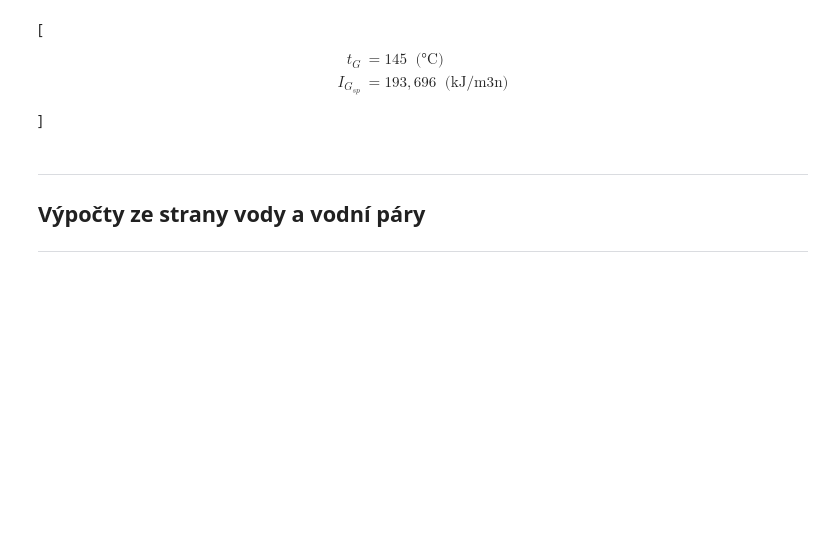
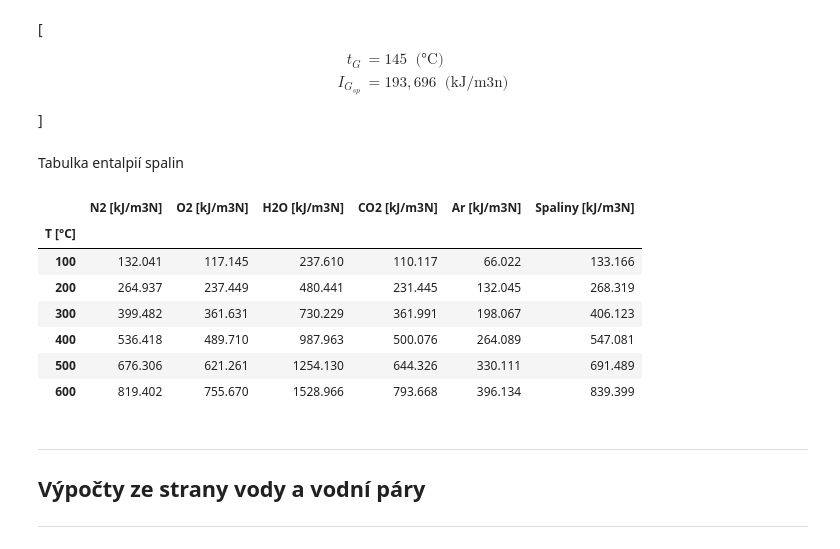
Before and after one commit to razor1995/Diplomka, a Jupyter notebook: Calculations/Diplomka.ipynb, the cells around one changed output. Drawn from its saved outputs; the diff is of its cells as text; code cells hidden in the pictures; blank space fills up the shorter version.

```diff
--- a/Calculations/Diplomka.ipynb
+++ b/Calculations/Diplomka.ipynb
@@ -337,6 +369,33 @@ t_{G} &= 145 \; \;\textrm{(°C)}
 I_{G_{sp}} &= 193{,}696 \; \;\textrm{(kJ/m3n)}
 \end{aligned}
 \]
+# %% [markdown]
+Tabulka entalpií spalin
+# %%
+spalinova_tabulka = pd.DataFrame(
+    {
+        "T [°C]": ("100","200","300","400","500","600"),
+        "N2 [kJ/m3N]": (entalpie_sp(100, 'm3n')['N2'],entalpie_sp(200, 'm3n')['N2'],entalpie_sp(300, 'm3n')['N2'],entalpie_sp(400, 'm3n')['N2'],entalpie_sp(500, 'm3n')['N2'],entalpie_sp(600, 'm3n')['N2']),
+        "O2 [kJ/m3N]": (entalpie_sp(100, 'm3n')['O2'],entalpie_sp(200, 'm3n')['O2'],entalpie_sp(300, 'm3n')['O2'],entalpie_sp(400, 'm3n')['O2'],entalpie_sp(500, 'm3n')['O2'],entalpie_sp(600, 'm3n')['O2']),
+        "H2O [kJ/m3N]": (entalpie_sp(100, 'm3n')['H2O'],entalpie_sp(200, 'm3n')['H2O'],entalpie_sp(300, 'm3n')['H2O'],entalpie_sp(400, 'm3n')['H2O'],entalpie_sp(500, 'm3n')['H2O'],entalpie_sp(600, 'm3n')['H2O']),
+        "CO2 [kJ/m3N]": (entalpie_sp(100, 'm3n')['CO2'],entalpie_sp(200, 'm3n')['CO2'],entalpie_sp(300, 'm3n')['CO2'],entalpie_sp(400, 'm3n')['CO2'],entalpie_sp(500, 'm3n')['CO2'],entalpie_sp(600, 'm3n')['CO2']),
+        "Ar [kJ/m3N]": (entalpie_sp(100, 'm3n')['Ar'],entalpie_sp(200, 'm3n')['Ar'],entalpie_sp(300, 'm3n')['Ar'],entalpie_sp(400, 'm3n')['Ar'],entalpie_sp(500, 'm3n')['Ar'],entalpie_sp(600, 'm3n')['Ar']),
+        "Spaliny [kJ/m3N]":(entalpie_sp(100, 'm3n')['sp'],entalpie_sp(200, 'm3n')['sp'],entalpie_sp(300, 'm3n')['sp'],entalpie_sp(400, 'm3n')['sp'],entalpie_sp(500, 'm3n')['sp'],entalpie_sp(600, 'm3n')['sp'])
+    }
+)
+spalinova_tabulka_print = spalinova_tabulka.set_index(spalinova_tabulka.columns[0])
+# %%
+spalinova_tabulka_print
+# print(spalinova_tabulka_print.to_latex())
+# %% [output]
+|  | N2 [kJ/m3N] | O2 [kJ/m3N] | H2O [kJ/m3N] | CO2 [kJ/m3N] | Ar [kJ/m3N] | Spaliny [kJ/m3N] |
+| T [°C] |  |  |  |  |  |  |
+| 100 | 132.041 | 117.145 | 237.610 | 110.117 | 66.022 | 133.166 |
+| 200 | 264.937 | 237.449 | 480.441 | 231.445 | 132.045 | 268.319 |
+| 300 | 399.482 | 361.631 | 730.229 | 361.991 | 198.067 | 406.123 |
+| 400 | 536.418 | 489.710 | 987.963 | 500.076 | 264.089 | 547.081 |
+| 500 | 676.306 | 621.261 | 1254.130 | 644.326 | 330.111 | 691.489 |
+| 600 | 819.402 | 755.670 | 1528.966 | 793.668 | 396.134 | 839.399 |
 # %% [markdown]
 ***
 ## Výpočty ze strany vody a vodní páry
```
Also changed, not shown: parts of 153 cells of this notebook, 2 other files.
